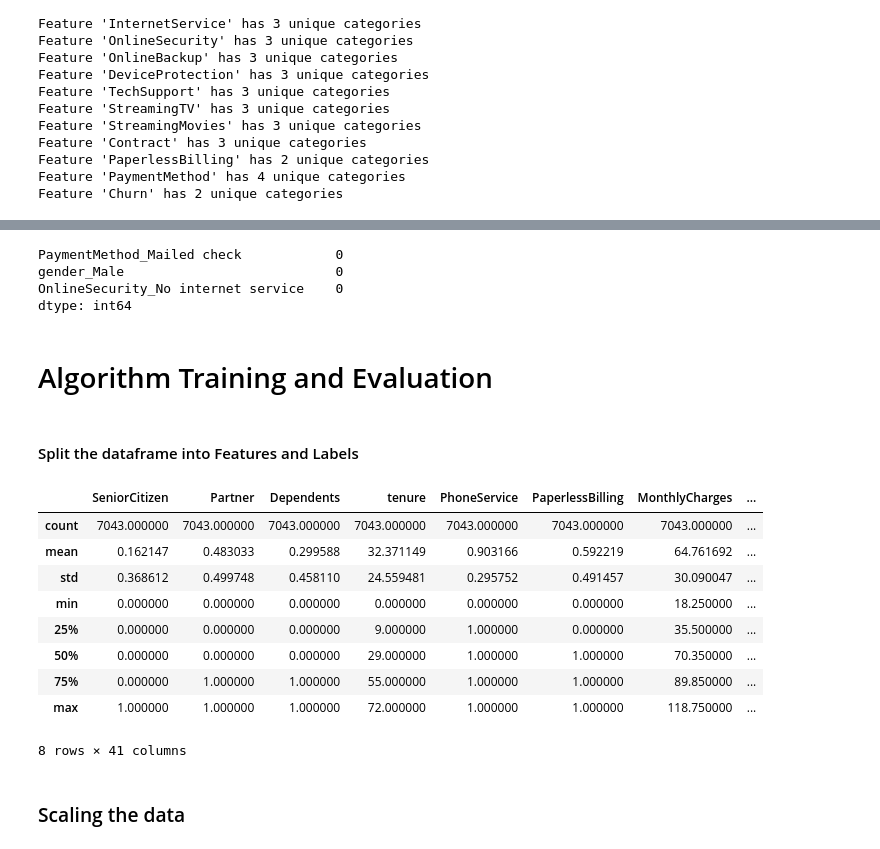
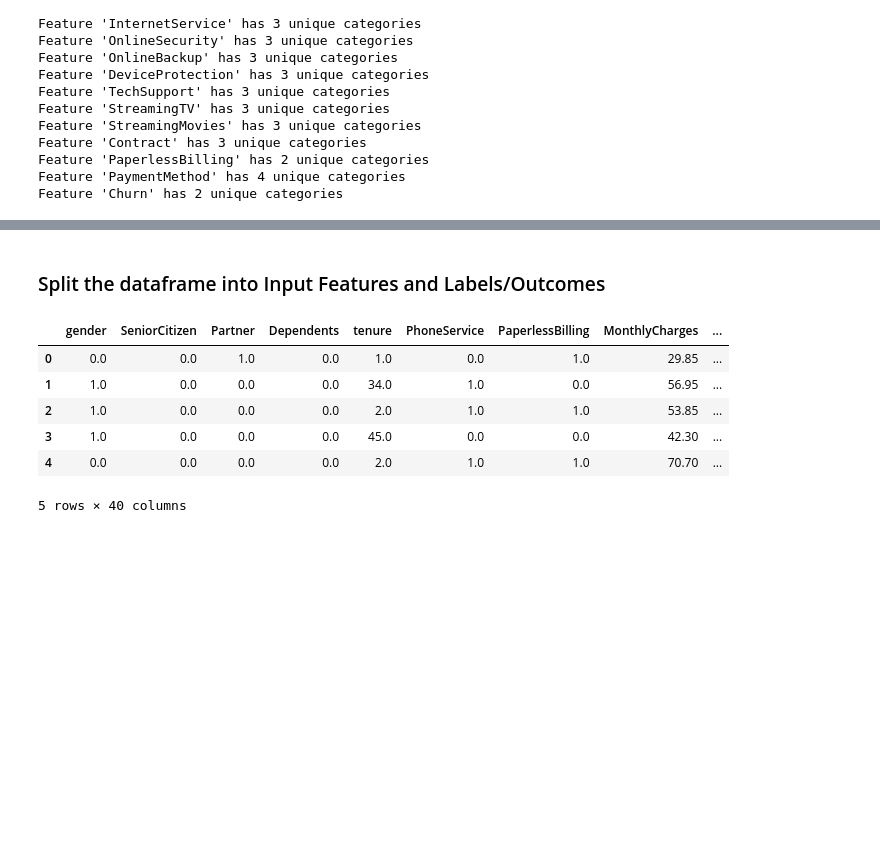
Before and after one commit to vipulpopat/MSCAI_CE4021_Project, a Jupyter notebook: Etivity_18195067.ipynb, the cells around one changed output, grey strips where cells are left out. Drawn from its saved outputs; the diff is of its cells as text; code cells hidden in the pictures; blank space fills up the shorter version.

```diff
--- a/Etivity_18195067.ipynb
+++ b/Etivity_18195067.ipynb
@@ -305,16 +301,3 @@ Feature 'Contract' has 3 unique categories
 Feature 'PaperlessBilling' has 2 unique categories
 Feature 'PaymentMethod' has 4 unique categories
 Feature 'Churn' has 2 unique categories
-# %%
-# Assign outcome as 0 if columns has value "No" and as 1 if calumn value is "Yes"
-
-columns_to_convert = ['Partner',
-                      'Dependents',
-                      'PhoneService',
-                      'PaperlessBilling',
-                      'Churn']
-
-for item in columns_to_convert:
-    dataframe[item] = [1 if each == 'Yes' else 0 for each in dataframe[item]]
-
-dataframe.head()
@@ -347,0 +308,13 @@ dataframe.drop(["customerID"], axis=1, inplace=True)
+# %%
+# Assign outcome as 0 if columns has value "No" and as 1 if columns value is "Yes"
+
+binary_column_conversion = ['Partner', 'Dependents', 'PhoneService', 'PaperlessBilling', 'Churn']
+
+# Column conversion
+for item in binary_column_conversion:
+    dataframe[item] = [1 if each == 'Yes' else 0 for each in dataframe[item]]
+
+# Gender conversion
+dataframe["gender"] = [1 if each == 'Male' else 0 for each in dataframe["gender"]]
+
+dataframe.head()
@@ -363,0 +361,12 @@ dataframe_dummies.head(5)
+# %%
+# Imputing the missing data using the mean
+
+imputer = Imputer(missing_values='NaN', strategy='mean', axis=0)
+
+missingData = dataframe_dummies.iloc[:,0:].values
+
+imputer.fit(missingData)
+
+completedData = imputer.transform(missingData)
+
+dataframe_dummies.iloc[:, 0:] = completedData
@@ -427,12 +403,2 @@ dataframe_dummies.shape
-# %%
-# Re-Check is any missing values are still there
-dataframe_dummies.isnull().sum().sort_values(ascending=False).head(3)
-# %% [output]
-PaymentMethod_Mailed check            0
-gender_Male                           0
-OnlineSecurity_No internet service    0
-dtype: int64
-# %% [markdown]
-# Algorithm Training and Evaluation
 # %% [markdown]
-#### Split the dataframe into Features and Labels
+### Split the dataframe into Input Features and Labels/Outcomes
@@ -445,15 +410,10 @@ y = dataframe_dummies["Churn"]
 # %%
-X.describe()
+X.head()
 # %% [output]
-|  | SeniorCitizen | Partner | Dependents | tenure | PhoneService | PaperlessBilling | MonthlyCharges | ... |
-| count | 7043.000000 | 7043.000000 | 7043.000000 | 7043.000000 | 7043.000000 | 7043.000000 | 7043.000000 | ... |
-| mean | 0.162147 | 0.483033 | 0.299588 | 32.371149 | 0.903166 | 0.592219 | 64.761692 | ... |
-| std | 0.368612 | 0.499748 | 0.458110 | 24.559481 | 0.295752 | 0.491457 | 30.090047 | ... |
-| min | 0.000000 | 0.000000 | 0.000000 | 0.000000 | 0.000000 | 0.000000 | 18.250000 | ... |
-| 25% | 0.000000 | 0.000000 | 0.000000 | 9.000000 | 1.000000 | 0.000000 | 35.500000 | ... |
-| 50% | 0.000000 | 0.000000 | 0.000000 | 29.000000 | 1.000000 | 1.000000 | 70.350000 | ... |
-| 75% | 0.000000 | 1.000000 | 1.000000 | 55.000000 | 1.000000 | 1.000000 | 89.850000 | ... |
-| max | 1.000000 | 1.000000 | 1.000000 | 72.000000 | 1.000000 | 1.000000 | 118.750000 | ... |
+|  | gender | SeniorCitizen | Partner | Dependents | tenure | PhoneService | PaperlessBilling | MonthlyCharges | ... |
+| 0 | 0.0 | 0.0 | 1.0 | 0.0 | 1.0 | 0.0 | 1.0 | 29.85 | ... |
+| 1 | 1.0 | 0.0 | 0.0 | 0.0 | 34.0 | 1.0 | 0.0 | 56.95 | ... |
+| 2 | 1.0 | 0.0 | 0.0 | 0.0 | 2.0 | 1.0 | 1.0 | 53.85 | ... |
+| 3 | 1.0 | 0.0 | 0.0 | 0.0 | 45.0 | 0.0 | 0.0 | 42.30 | ... |
+| 4 | 0.0 | 0.0 | 0.0 | 0.0 | 2.0 | 1.0 | 1.0 | 70.70 | ... |
-8 rows × 41 columns
+5 rows × 40 columns
-# %% [markdown]
-### Scaling the data
```
Also changed, not shown: parts of 44 cells of this notebook.
